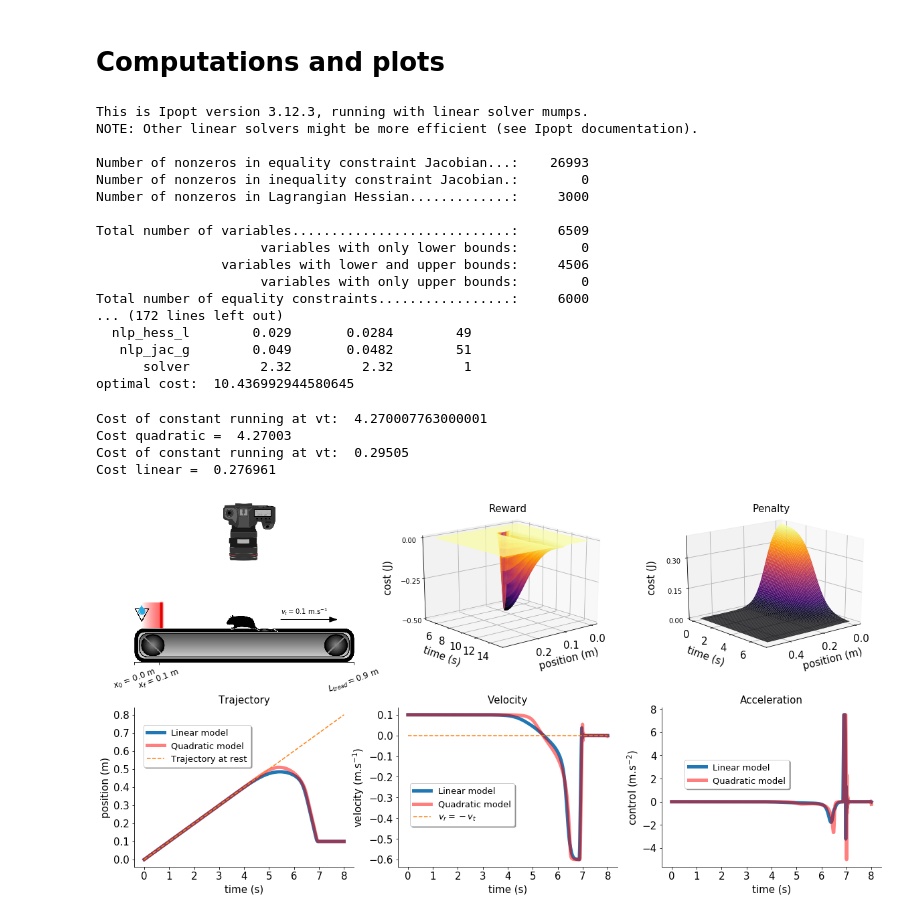
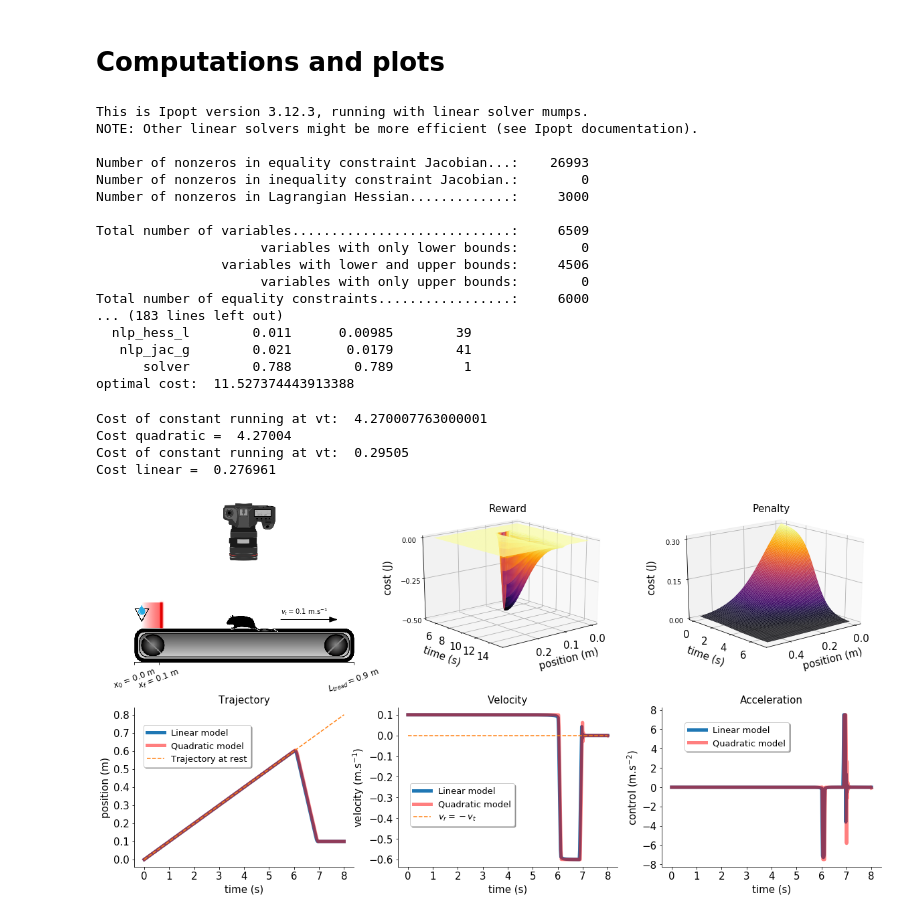
Before and after one commit to remy13127/rat_optimization, a Jupyter notebook: Power_law_model.ipynb, the cells around one changed output. Drawn from its saved outputs; the diff is of its cells as text; code cells hidden in the pictures.

```diff
--- a/Power_law_model.ipynb
+++ b/Power_law_model.ipynb
@@ -55,19 +55,23 @@ $$    \dot{E} = 0.2055 v_g + 0.0216 $$
 
 > Optimal control computations: The two problems are solved simultaneously using CasADi's collocation technique.
 # %%
-def penalty_function(x,t,a,b,mux,mut,kxpenalty,steepnesst):
+def penalty_function(x,t,a,b,mux,mut,kxpenalty,steepnesst,vtapis):
+    '''This function generates a spatio-temporal energy barrier: spatially centered around x = 'mux', with steepness 'kxpenalty'
+    and temporally centered around t = 'mut', with steepness 'steepnesst'.'''
     kTt = mut/steepnesst
-    max_height=10.0*(a+b*0.1)
-    amplitude = max_height/(1+np.exp((t-mut)/kTt))
+    max_height=10.0*(a+b*vtapis)                    # cost of running 10s at the velocity of the treadmill (max penalty)
+    amplitude = max_height/(1+np.exp((t-mut)/kTt))  # penalty maximum at t=mut...
     kTx = mux/kxpenalty
-    return(amplitude/(1+np.exp((x-mux)/kTx)))
+    return(amplitude/(1+np.exp((x-mux)/kTx)))       # ...and x=mux
 
 def reward_function(x,t,mux,mut,steepnesst):
-    sigma1 = 3.0
+    '''This function generates a spatio-temporal energy valley: spatially centered around x = mux (gaussian
+    with variance sigma2), and starting temporally at t = mut with a slope determined by steepnesst'''
+    sigma1 = 3.0        #temporal variance (of associated gaussian)
     kT = mut/steepnesst
-    amplitude = -np.exp(-(t-mut)**2/2/sigma1**2)/(1+np.exp((-(t-mut))/kT))
+    amplitude = -np.exp(-(t-mut)**2/2/sigma1**2)/(1+np.exp((-(t-mut))/kT))  #asymmetric time evolution (x=0)
     sigma2=0.01
-    return(0.5*amplitude*np.exp(-(x-mux)**2/2/sigma2**2))
+    return(0.5*amplitude*np.exp(-(x-mux)**2/2/sigma2**2))                   #spatio-temporal evolution
 
 
 def optimal_trajectory(cost,a,b,x0,xf,tf,vtapis,kxpenalty):
@@ -82,12 +86,12 @@ def optimal_trajectory(cost,a,b,x0,xf,tf,vtapis,kxpenalty):
     kT=mu/1
 
 
-    # Declare variables (use scalar graph)
+    # Declare variables
     t  = SX.sym("t")    # time
     u  = SX.sym("u")    # control
 
     states = struct_symSX([
-            entry('x',shape=2),    #  vdp oscillator states
+            entry('x',shape=2),    #  states
             entry('L')             #  helper state: Langrange integrand
          ])
 
@@ -96,9 +100,9 @@ def optimal_trajectory(cost,a,b,x0,xf,tf,vtapis,kxpenalty):
     x = states['x']
     rhs["x"] = vertcat(x[1],u)
     if cost=='linear':  #Choose between linear and quadratic power law
-        rhs["L"] = (a+b*fabs(x[1]-vtapis))+penalty_function(x[0],t,a,b,mux=0.1,mut=3.5,kxpenalty=kxpenalty,steepnesst=5)+reward_function(x[0],t,mux=0.1,mut=6.95,steepnesst=1000)
+        rhs["L"] = (a+b*fabs(x[1]-vtapis))+penalty_function(x[0],t,a,b,mux=0.1,mut=3.5,kxpenalty=kxpenalty,steepnesst=5,vtapis=vtapis)+reward_function(x[0],t,mux=0.1,mut=6.95,steepnesst=1000)
     elif cost=='quadratic':
-        rhs["L"] = a+b*(x[1]-vtapis)**2+penalty_function(x[0],t,a,b,mux=0.1,mut=3.5,kxpenalty=kxpenalty,steepnesst=5)+reward_function(x[0],t,mux=0.1,mut=6.95,steepnesst=1000)
+        rhs["L"] = a+b*(x[1]-vtapis)**2+penalty_function(x[0],t,a,b,mux=0.1,mut=3.5,kxpenalty=kxpenalty,steepnesst=5,vtapis=vtapis)+reward_function(x[0],t,mux=0.1,mut=6.95,steepnesst=1000)
 
     # ODE right hand side function
     f = Function('f', [t,states,u],[rhs])
@@ -316,7 +320,7 @@ $$\dot{E} = 0.61+1.109\times 10^{-4} v^2 \quad \textrm{J/s}$$
 # %%
 # PARAMETERS FOR THE COMPUTATION
 vtapis = 0.1
-kxpenalty=3  # steepness of penalty cost (the higher the steeper: 100 very steep, 3 slightly, 1 very diffused)
+kxpenalty=1  # steepness of penalty cost (the higher the steeper: 100 very steep, 3 slightly, 1 very diffused)
 x0 = 0.0     # initial position
 xf = 0.1     # final position
 tf = 8.0     # final time (duration of experiment)
@@ -337,24 +341,26 @@ Total number of variables............................:     6509
                 variables with lower and upper bounds:     4506
                      variables with only upper bounds:        0
 Total number of equality constraints.................:     6000
-... (172 lines left out)
-  nlp_hess_l        0.029       0.0284        49
-   nlp_jac_g        0.049       0.0482        51
-      solver         2.32         2.32         1
-optimal cost:  10.436992944580645
+... (183 lines left out)
+  nlp_hess_l        0.011      0.00985        39
+   nlp_jac_g        0.021       0.0179        41
+      solver        0.788        0.789         1
+optimal cost:  11.527374443913388
 # %%
+#COMPUTE ASSOCIATED COSTS
 costq=cost('quadratic',xdotq,0.61,1.109E-04,vtapis)
 print("Cost quadratic = ",costq)
 costl=cost('linear',xdotl,0.0216,0.2055,vtapis)
 print("Cost linear = ",costl)
 
+#GENERATE FIGURE
 fig3 = plt.figure(figsize=(20,10))
 plt.subplots_adjust(left=None, bottom=None, right=None, top=None, wspace=0.5, hspace=2)
 gs = fig3.add_gridspec(6, 6)
 
 # SCHEME OF THE TASK
 f3_ax1 = fig3.add_subplot(gs[:3, :2])
-img1 = mpimg.imread('image_test.png')
+img1 = mpimg.imread('experimental_setup.png')
 f3_ax1.imshow(img1,aspect='auto')
 f3_ax1.spines['top'].set_visible(False)
 f3_ax1.spines['right'].set_visible(False)
@@ -391,7 +397,7 @@ f3_ax3.set_title('Penalty',size=15)
 x = np.linspace(0.0,0.5,100)
 t = np.linspace(0.0,7.0)
 X,T = np.meshgrid(x,t)
-Z = penalty_function(X,T,a=0.0216,b=0.2055,mux=0.1,mut=3.5,kxpenalty=kxpenalty,steepnesst=5)
+Z = penalty_function(X,T,a=0.0216,b=0.2055,mux=0.1,mut=3.5,kxpenalty=kxpenalty,steepnesst=5,vtapis=vtapis)
 f3_ax3.plot_surface(X, T, Z, rstride=1, cstride=1,cmap='inferno', edgecolor='none')
 plt.xlabel('position (m)',size=15,labelpad=10)
 plt.xticks(np.arange(0, 0.5, step=0.2))
@@ -427,33 +433,33 @@ plt.plot(tl,xdotl,label='Linear model',linewidth=5.0)
 plt.plot(tq,xdotq,label='Quadratic model',linewidth=5.0,alpha=0.5,color='red')
 plt.plot(tl,[0.0 for t in tl],'--',label=r'$v_r=-v_t$')
 plt.ylabel(r'velocity (m.s$^{-1}$)',size=15)
 plt.xlabel('time (s)',size = 15)
 f3_ax5.spines['top'].set_visible(False)
 f3_ax5.spines['right'].set_visible(False)
 f3_ax5.legend(fontsize=13,bbox_to_anchor=(.55, .55),shadow=True, ncol=1)
 plt.xticks(size = 15)
 plt.yticks(size = 15)
 
 
 #ACCELERATION
 f3_ax6 = fig3.add_subplot(gs[3:, 4:])
 f3_ax6.set_title('Acceleration',size=15)
 plt.plot(tal,accl,label='Linear model',linewidth=5.0)
 plt.plot(taccq,accq,label='Quadratic model',color='red',alpha=0.5,linewidth=5.0)
 plt.ylabel(r'control (m.s$^{-2}$)',size=15)
 plt.xlabel('time (s)',size=15)
 f3_ax6.spines['top'].set_visible(False)
 f3_ax6.spines['right'].set_visible(False)
 f3_ax6.legend(fontsize=13,bbox_to_anchor=(.6, .7),shadow=True, ncol=1)
 plt.xticks(size = 15)
 plt.yticks(size = 15)
 
 
-plt.savefig('Results.pdf')
+plt.savefig('Results'+str(kxpenalty)+'.pdf')
 plt.show()
 # %% [output]
 Cost of constant running at vt:  4.270007763000001
-Cost quadratic =  4.27003
+Cost quadratic =  4.27004
 Cost of constant running at vt:  0.29505
 Cost linear =  0.276961
-[figure, old version]
+[figure, new version]
```
